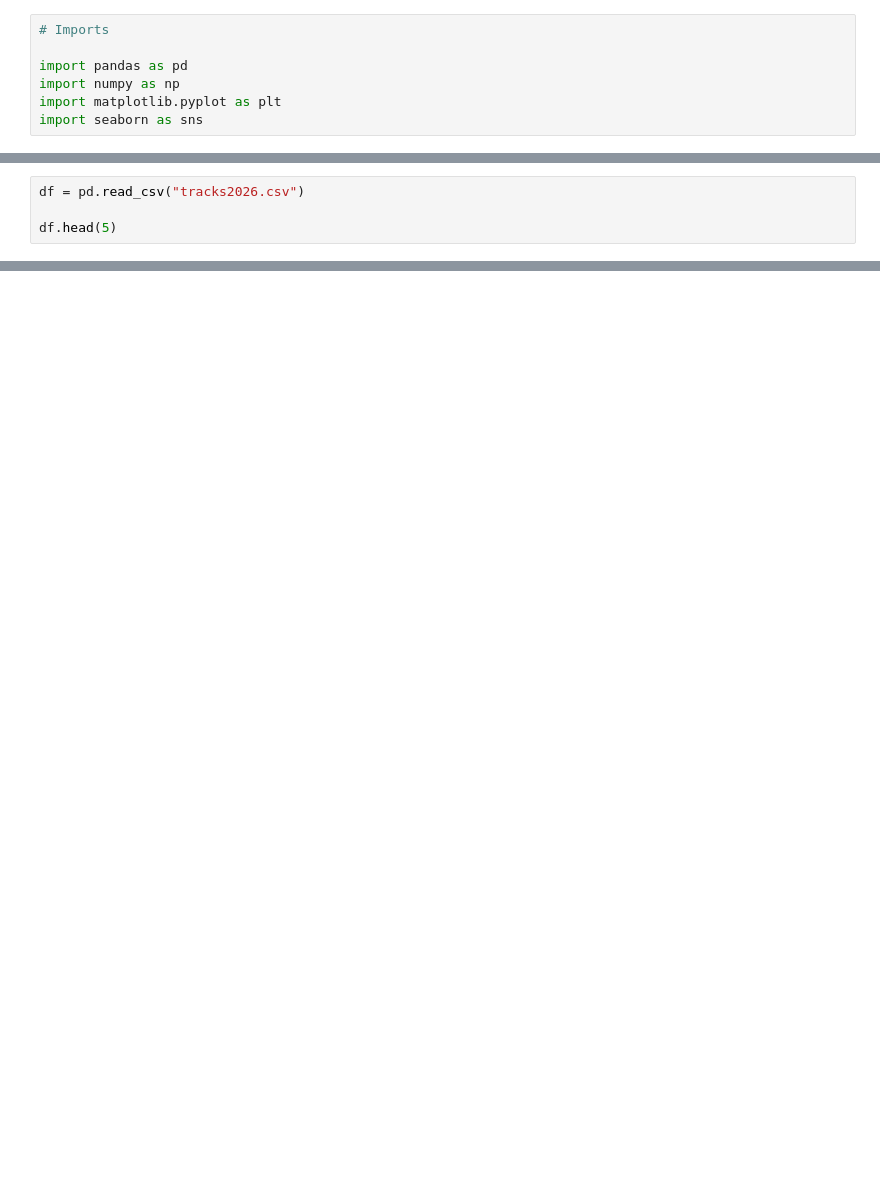
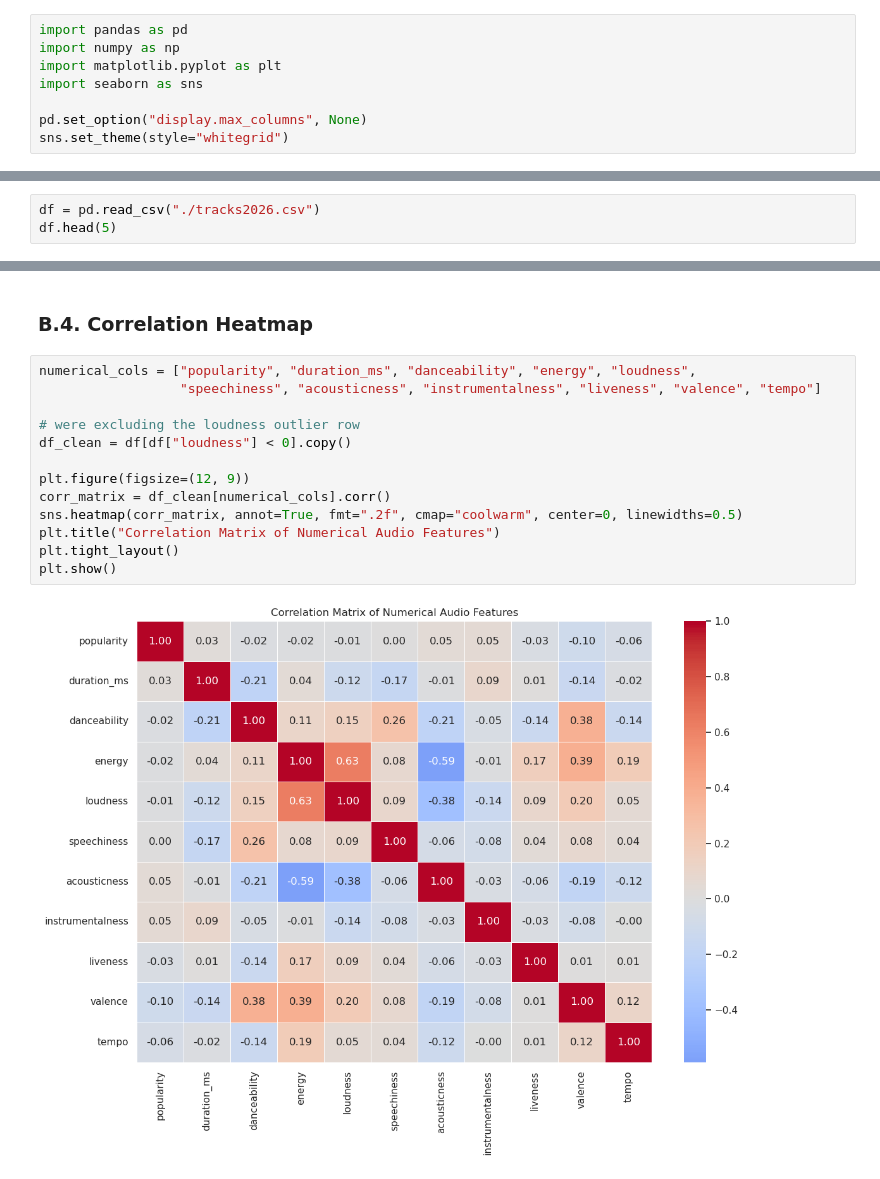
Before and after one commit to AronCalvert/Data-Mining, a Jupyter notebook: 01_exploratory-data-analysis.ipynb, the cells around one changed output, grey strips where cells are left out. Drawn from its saved outputs; the diff is of its cells as text; blank space fills up the shorter version.

```diff
--- a/01_exploratory-data-analysis.ipynb
+++ b/01_exploratory-data-analysis.ipynb
@@ -7,7 +8,8 @@ they can inform the following tasks on clustering and predictive analysis
 # %%
-# Imports
-
 import pandas as pd
 import numpy as np
 import matplotlib.pyplot as plt
 import seaborn as sns
+
+pd.set_option("display.max_columns", None)
+sns.set_theme(style="whitegrid")
@@ -17,4 +16,3 @@ ModuleNotFoundError: No module named 'seaborn'
 # %%
-df = pd.read_csv("tracks2026.csv")
-
+df = pd.read_csv("./tracks2026.csv")
 df.head(5)
@@ -31,0 +178,17 @@ plt.show()
+# %% [markdown]
+### B.4. Correlation Heatmap
+# %%
+numerical_cols = ["popularity", "duration_ms", "danceability", "energy", "loudness",
+                  "speechiness", "acousticness", "instrumentalness", "liveness", "valence", "tempo"]
+
+# were excluding the loudness outlier row
+df_clean = df[df["loudness"] < 0].copy()
+
+plt.figure(figsize=(12, 9))
+corr_matrix = df_clean[numerical_cols].corr()
+sns.heatmap(corr_matrix, annot=True, fmt=".2f", cmap="coolwarm", center=0, linewidths=0.5)
+plt.title("Correlation Matrix of Numerical Audio Features")
+plt.tight_layout()
+plt.show()
+# %% [output]
+[figure, added]
```
Also changed, not shown: parts of 82 cells of this notebook, 1 other file.
